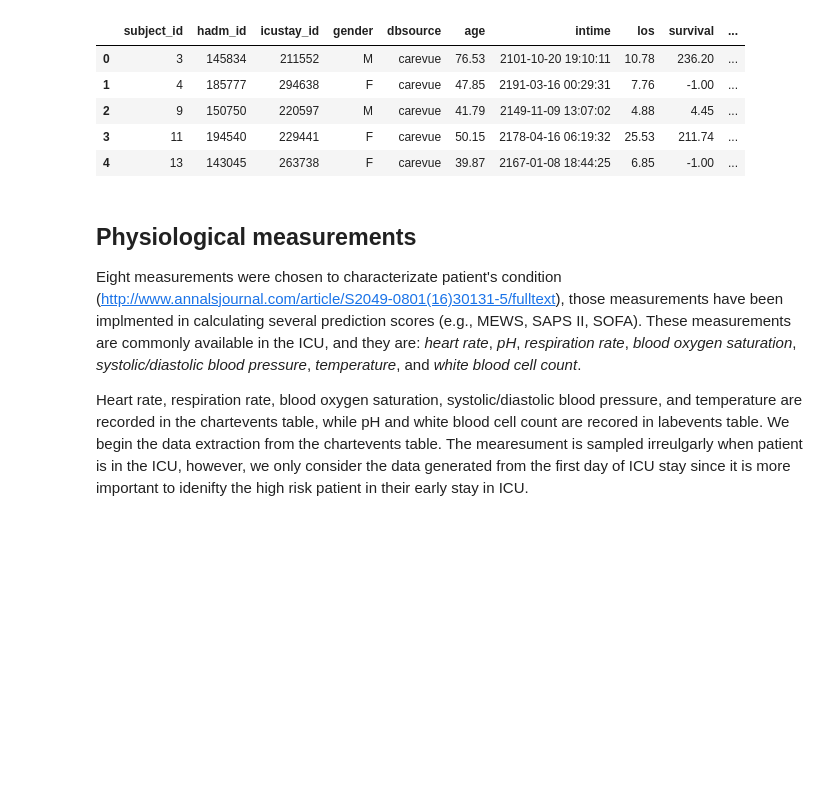
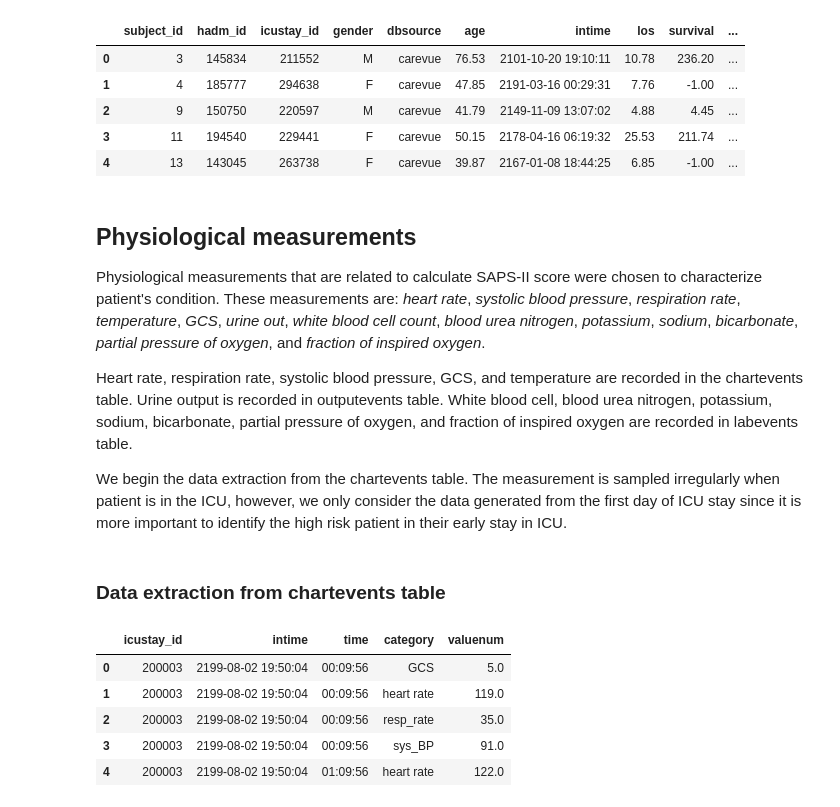
Before and after one commit to OrangeWong/predicting_morality, a Jupyter notebook: data_extraction.ipynb, the cells around one changed output. Drawn from its saved outputs; the diff is of its cells as text; code cells hidden in the pictures; blank space fills up the shorter version.

Commit message:
Updated: 1. Data extracted are now related with SAPS-II score in the notebook: data_extraction.ipynb 2. data_wrangling.ipynb is added.

```diff
--- a/data_extraction.ipynb
+++ b/data_extraction.ipynb
@@ -199,11 +214,11 @@ In total, about 61% of the patients are exclused due to the reasons we mentioned
 # %%
-join_conditions = (cohort_table['excl_age']==0) & (cohort_table['excl_los']==0) \
+conditions = (cohort_table['excl_age']==0) & (cohort_table['excl_los']==0) \
                  & (cohort_table['excl_icustay']==0) & (cohort_table['excl_plan']==0) \
                  & (cohort_table['excl_chartevents']==0)
 
-cohort = cohort_table[join_conditions]
-cohortIDs = tuple((cohort['icustay_id'].astype(int))) # cast to integer
-print 'Total observations in cohort:', cohort.shape[0]
+cohort = cohort_table[conditions]
+cohortIDs = tuple([np.asscalar(x) for x in cohort['icustay_id']]) # cast to integer
+print( 'Total observations in cohort:', cohort.shape[0])
 cohort.head()
 # %% [output]
 Total observations in cohort: 24037
@@ -343,6 +358,8 @@ patient_details.head()
 # %% [markdown]
 ## Physiological measurements
 
-Eight measurements were chosen to characterizate patient's condition (http://www.annalsjournal.com/article/S2049-0801(16)30131-5/fulltext), those measurements have been implmented in calculating several prediction scores (e.g., MEWS, SAPS II, SOFA). These measurements are commonly available in the ICU, and they are: *heart rate*, *pH*, *respiration rate*, *blood oxygen saturation*, *systolic/diastolic blood pressure*, *temperature*, and *white blood cell count*.
+Physiological measurements that are related to calculate SAPS-II score were chosen to characterize patient's condition. These measurements are: *heart rate*, *systolic blood pressure*, *respiration rate*, *temperature*, *GCS*, *urine out*, *white blood cell count*, *blood urea nitrogen*, *potassium*, *sodium*, *bicarbonate*, *partial pressure of oxygen*, and *fraction of inspired oxygen*.
 
-Heart rate, respiration rate, blood oxygen saturation, systolic/diastolic blood pressure, and temperature are recorded in the chartevents table, while pH and white blood cell count are recored in labevents table. We begin the data extraction from the chartevents table. The mearesument is sampled irreulgarly when patient is in the ICU, however, we only consider the data generated from the first day of ICU stay since it is more important to idenifty the high risk patient in their early stay in ICU.
+Heart rate, respiration rate, systolic blood pressure, GCS, and temperature are recorded in the chartevents table. Urine output is recorded in outputevents table. White blood cell, blood urea nitrogen, potassium, sodium, bicarbonate, partial pressure of oxygen, and fraction of inspired oxygen are recorded in labevents table.
+
+We begin the data extraction from the chartevents table. The measurement is sampled irregularly when patient is in the ICU, however, we only consider the data generated from the first day of ICU stay since it is more important to identify the high risk patient in their early stay in ICU.
@@ -349,25 +434,6 @@ Heart rate, respiration rate, blood oxygen saturation, systolic/diastolic blood
+# %% [markdown]
+### Data extraction from chartevents table
 # %%
-# chartitems includes the list of item IDs that are related with the measurements of interest.
-# the chart data has two sources, carevue and metavision. Both of them are considered.
-
-params = {'chartitems':(211,     # Heart rate (carevue)
-                       455,     # Systolic noninvasive blood pressure (SNBP) (carevue)
-                       618,     # Respiratory rate (carevue)
-                       646,     # O2 saturation pulseoxymetry (carevue)
-                       676,     # Temperature C (carevue)
-                       677,     # Temperature C calc (carevue)
-                       678,     # Temperature F (carevue)
-                       679,     # Temperature F calc (carevue)
-                       8441,    # Diastolic NBP (carevue)
-                       220045,  # Heart rate (metavision)
-                       220179,  # Systolic NBP (metavision)
-                       220180,  # Diastolic NBP (metavision)
-                       220277,  # O2 saturation pulseoxymetry (metavision)
-                       223762,  # Temperature C (metavision)
-                       223761,  # Temperature F (metavision)
-                       220210), # Respiratory rate (metavision)
-          'cohortIDs': cohortIDs}
-
 query = query_schema + """
 with cohort as
 ( -- select the ICU stay IDs of the cohort
@@ -376,39 +442,56 @@ where icu.icustay_id in %(cohortIDs)s
 ), rawdata as
 (-- only the data in the first day of ICU stay is considered
 select c.icustay_id, cohort.intime, c.charttime,
 cast(c.charttime - cohort.intime as interval) as time,
 c.itemid, c.valuenum
 from chartevents c inner join cohort on cohort.icustay_id = c.icustay_id
 where c.charttime between cohort.intime and cohort.intime + INTERVAL '1 day'
     and c.itemid in %(chartitems)s
     and c.valuenum IS NOT NULL
     and c.error IS DISTINCT FROM 1
-    and c.valuenum <> 0.0
+    --and c.valuenum <> 0.0
 ), combination as
 (-- combine data
 select rd.icustay_id, rd.intime, rd.time, rd.itemid,
 case
     when rd.itemid in (211, 220045) then 'heart rate'
-    when rd.itemid in (455, 220179) then 'NBPs'
-    when rd.itemid in (618, 220210) then 'respiratory rate'
-    when rd.itemid in (646, 220277) then 'spO2'
-    when rd.itemid in (8441, 220180) then 'NBPd'
+    when rd.itemid in (51, 442, 455, 6701, 220179, 220050) then 'sys_BP'
+    when rd.itemid in (723, 223900, 454, 223901, 184, 220739) then 'GCS'
     when rd.itemid in (223762, 676, 677, 223761, 678, 679) then 'temperature'
+    when rd.itemid in (618, 615, 220210, 224690) then 'resp_rate'
+    --when rd.itemid in (646, 220277) then 'spO2'
 end as category,
 case
-    when rd.itemid in (223762, 676, 677) then rd.valuenum
-    when rd.itemid in (223761, 678, 679) then (rd.valuenum - 32)*5/9.0 -- fahrenheit to celsius
-    else rd.valuenum
+    when rd.itemid in (223762, 676, 677) and rd.valuenum > 20 and rd.valuenum < 45 then rd.valuenum
+    when rd.itemid in (223761, 678, 679) and rd.valuenum > 68 and rd.valuenum < 113 then (rd.valuenum - 32)*5/9.0 -- fahrenheit to celsius
+    when rd.itemid in (211, 220045) and rd.valuenum > 0 and rd.valuenum < 250 then rd.valuenum
+    when rd.itemid in (51, 442, 455, 6701, 220179, 220050) and rd.valuenum > 0 and rd.valuenum < 400 then rd.valuenum
+    when rd.itemid in (723, 223900, 454, 223901, 184, 220739) and rd.valuenum >= 1 and rd.valuenum <= 6 then rd.valuenum
+    when rd.itemid in (618, 615, 220210, 224690) and rd.valuenum > 0 and rd.valuenum < 70 then rd.valuenum
+    else null
 end as valuenum
 from rawdata rd
 where rd.itemid in %(chartitems)s
 )
 select comb.icustay_id, comb.intime, comb.time, comb.category,
 round(cast(avg(comb.valuenum) as numeric),2) as valuenum
 from combination comb group by comb.icustay_id, comb.intime, comb.time, comb.category
 order by comb.icustay_id, comb.intime, comb.time, comb.category
 """
 
+# Execute the query
 chartdata = execute_query(query, dbinfo, params=params)
 
-save_to_csv(chartdata, 'chartdata')
+# Save the dataframe into CSV format
+file_path = get_path('chartdata', 'csv')
+save_to_csv(chartdata, file_path)
+
+# print the first few rows of the dataframe
+chartdata.head()
+# %% [output]
+|  | icustay_id | intime | time | category | valuenum |
+| 0 | 200003 | 2199-08-02 19:50:04 | 00:09:56 | GCS | 5.0 |
+| 1 | 200003 | 2199-08-02 19:50:04 | 00:09:56 | heart rate | 119.0 |
+| 2 | 200003 | 2199-08-02 19:50:04 | 00:09:56 | resp_rate | 35.0 |
+| 3 | 200003 | 2199-08-02 19:50:04 | 00:09:56 | sys_BP | 91.0 |
+| 4 | 200003 | 2199-08-02 19:50:04 | 01:09:56 | heart rate | 122.0 |
```
Also changed, not shown: parts of 22 cells of this notebook, 1 other file.
